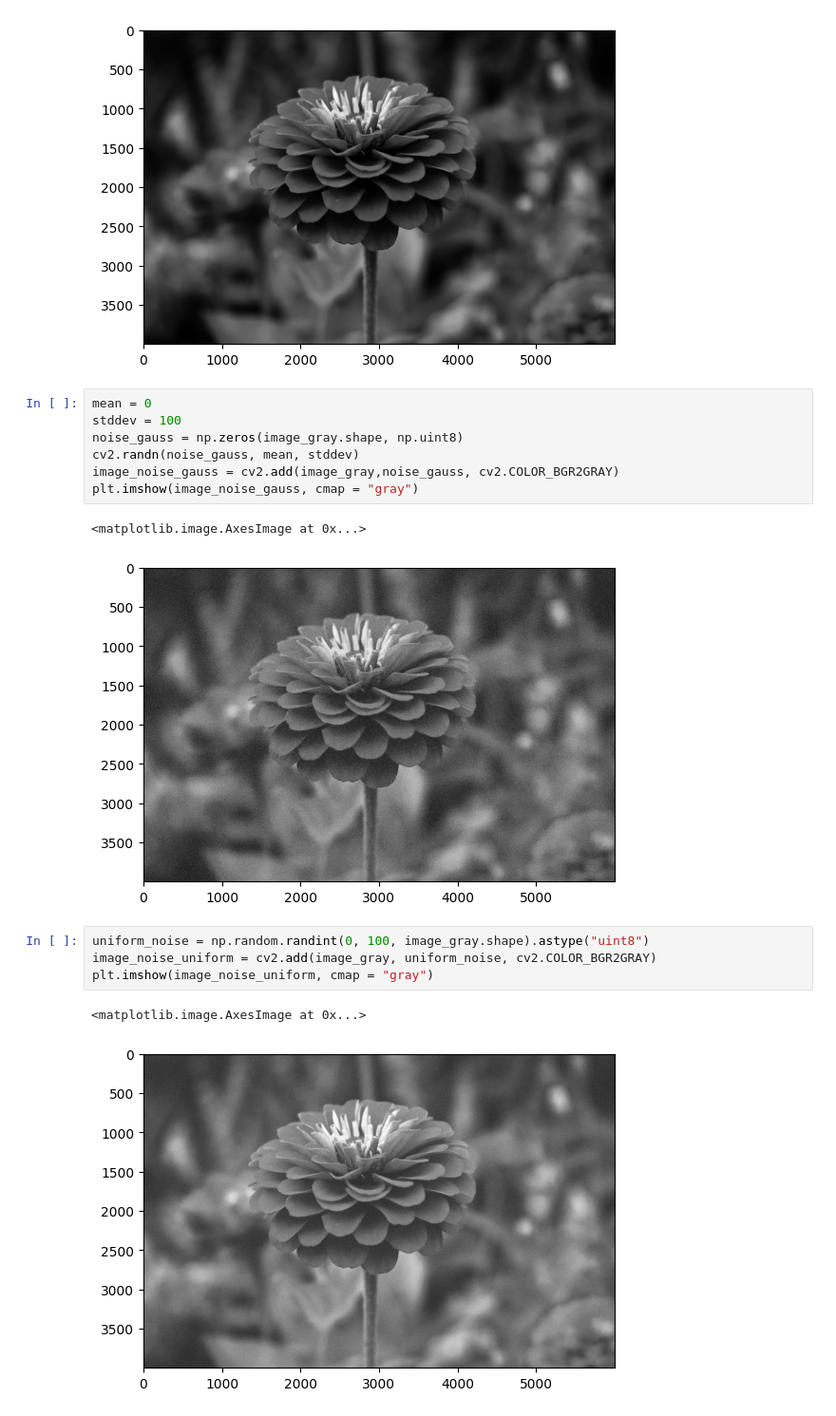
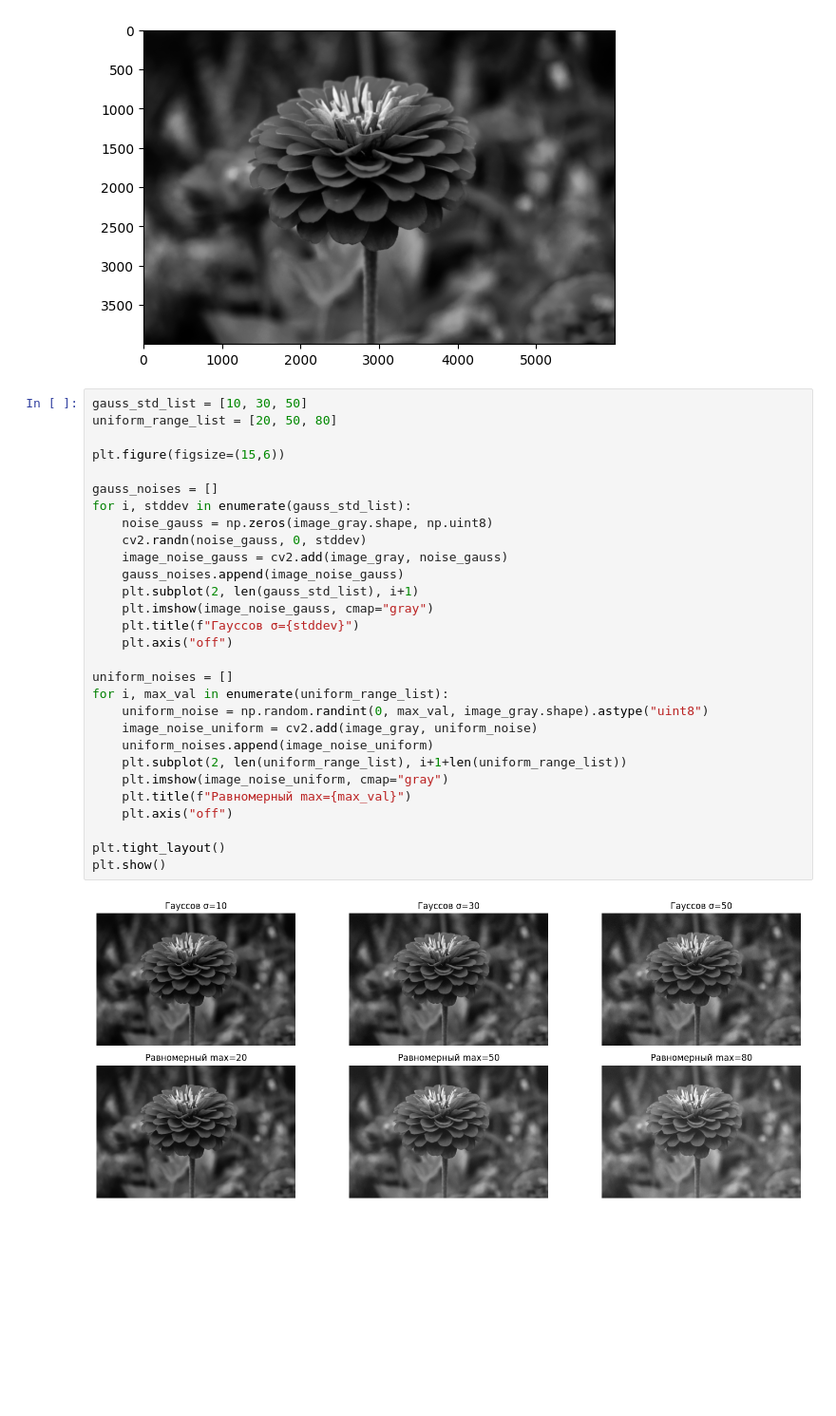
Before and after one commit to RomanovMichail/ImageProcessing, a Jupyter notebook: dz2/dz2.ipynb, the cells around one changed output. Shown at 95% size. Cells and saved outputs as stored; diff of their text form; blank space fills up the shorter version.

```diff
--- a/dz2/dz2.ipynb
+++ b/dz2/dz2.ipynb
@@ -9,23 +9,37 @@ plt.imshow(image_gray, cmap="gray")
 plt.show()
 # %% [output]
 [figure]
-# %%
-mean = 0
-stddev = 100
-noise_gauss = np.zeros(image_gray.shape, np.uint8)
-cv2.randn(noise_gauss, mean, stddev)
-image_noise_gauss = cv2.add(image_gray,noise_gauss, cv2.COLOR_BGR2GRAY)
-plt.imshow(image_noise_gauss, cmap = "gray")
-# %% [output]
-<matplotlib.image.AxesImage at 0x...>
-[figure, removed]
 # %%
-uniform_noise = np.random.randint(0, 100, image_gray.shape).astype("uint8")
-image_noise_uniform = cv2.add(image_gray, uniform_noise, cv2.COLOR_BGR2GRAY)
-plt.imshow(image_noise_uniform, cmap = "gray")
+gauss_std_list = [10, 30, 50]
+uniform_range_list = [20, 50, 80]
+
+plt.figure(figsize=(15,6))
+
+gauss_noises = []
+for i, stddev in enumerate(gauss_std_list):
+    noise_gauss = np.zeros(image_gray.shape, np.uint8)
+    cv2.randn(noise_gauss, 0, stddev)
+    image_noise_gauss = cv2.add(image_gray, noise_gauss)
+    gauss_noises.append(image_noise_gauss)
+    plt.subplot(2, len(gauss_std_list), i+1)
+    plt.imshow(image_noise_gauss, cmap="gray")
+    plt.title(f"Гауссов σ={stddev}")
+    plt.axis("off")
+
+uniform_noises = []
+for i, max_val in enumerate(uniform_range_list):
+    uniform_noise = np.random.randint(0, max_val, image_gray.shape).astype("uint8")
+    image_noise_uniform = cv2.add(image_gray, uniform_noise)
+    uniform_noises.append(image_noise_uniform)
+    plt.subplot(2, len(uniform_range_list), i+1+len(uniform_range_list))
+    plt.imshow(image_noise_uniform, cmap="gray")
+    plt.title(f"Равномерный max={max_val}")
+    plt.axis("off")
+
+plt.tight_layout()
+plt.show()
 # %% [output]
-<matplotlib.image.AxesImage at 0x...>
-[figure, old version]
+[figure, new version]
 # %%
 from skimage.metrics import structural_similarity, mean_squared_error
 
```
Also changed, not shown: parts of 1 cell of this notebook.
